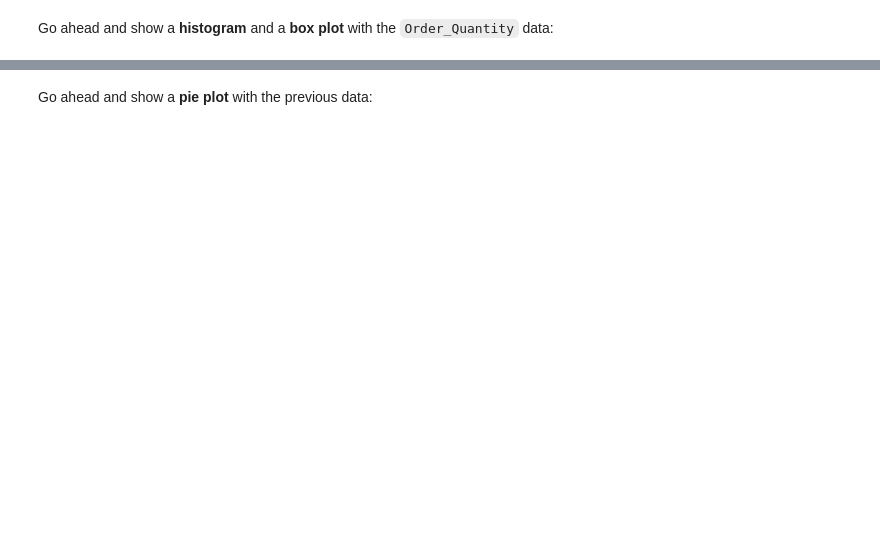
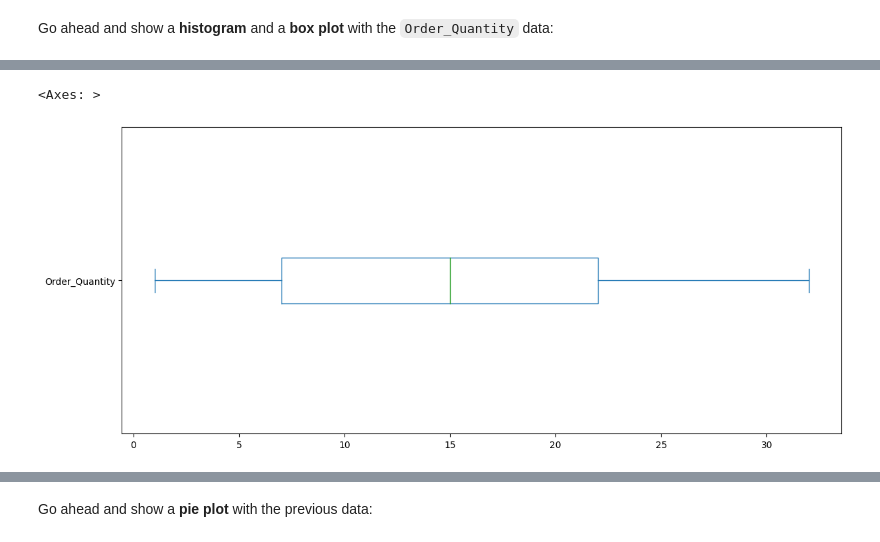
Before and after one commit to fedebanca/FreeCodeCamp-Pandas-Real-Life-Example, a Jupyter notebook: Exercises_1.ipynb, the cells around one changed output, grey strips where cells are left out. Drawn from its saved outputs; the diff is of its cells as text; code cells hidden in the pictures; blank space fills up the shorter version.

```diff
--- a/Exercises_1.ipynb
+++ b/Exercises_1.ipynb
@@ -56,3 +87,9 @@ Go ahead and show a <b>histogram</b> and a <b>box plot</b> with the `Order_Quant
+# %%
+# your code goes here
+sales['Order_Quantity'].plot(kind='box', vert=False, figsize=(14,6))
+# %% [output]
+<Axes: >
+[figure, added]
 # %%
 sales['Order_Quantity'].plot(kind='hist', bins=30, figsize=(14,6))
 # %%
```
Also changed, not shown: parts of 53 cells of this notebook.
